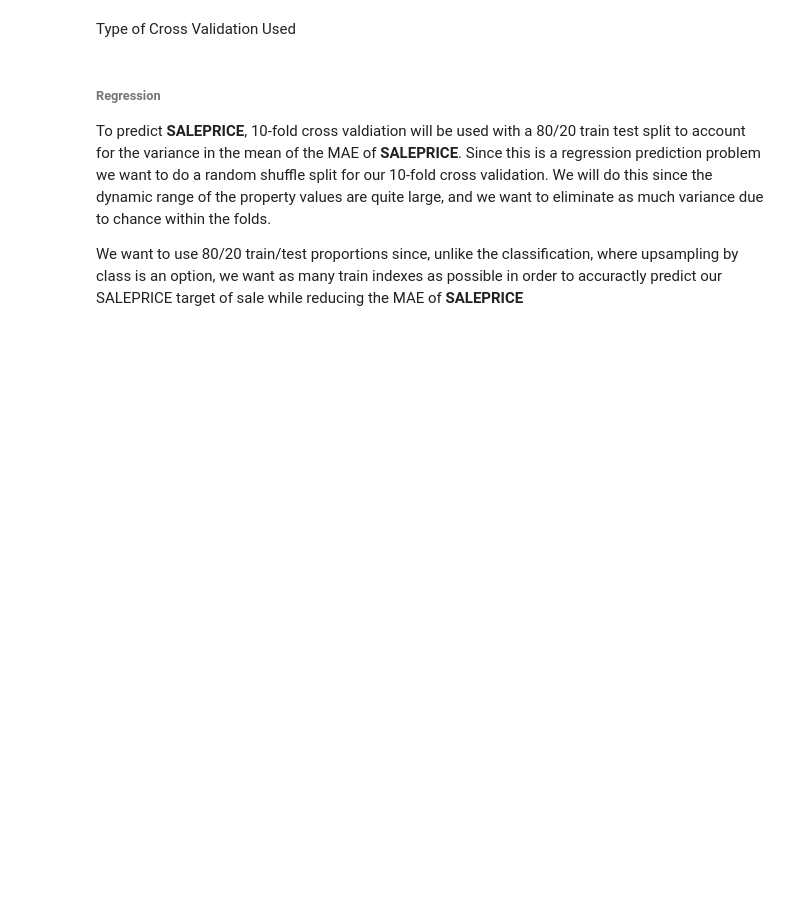
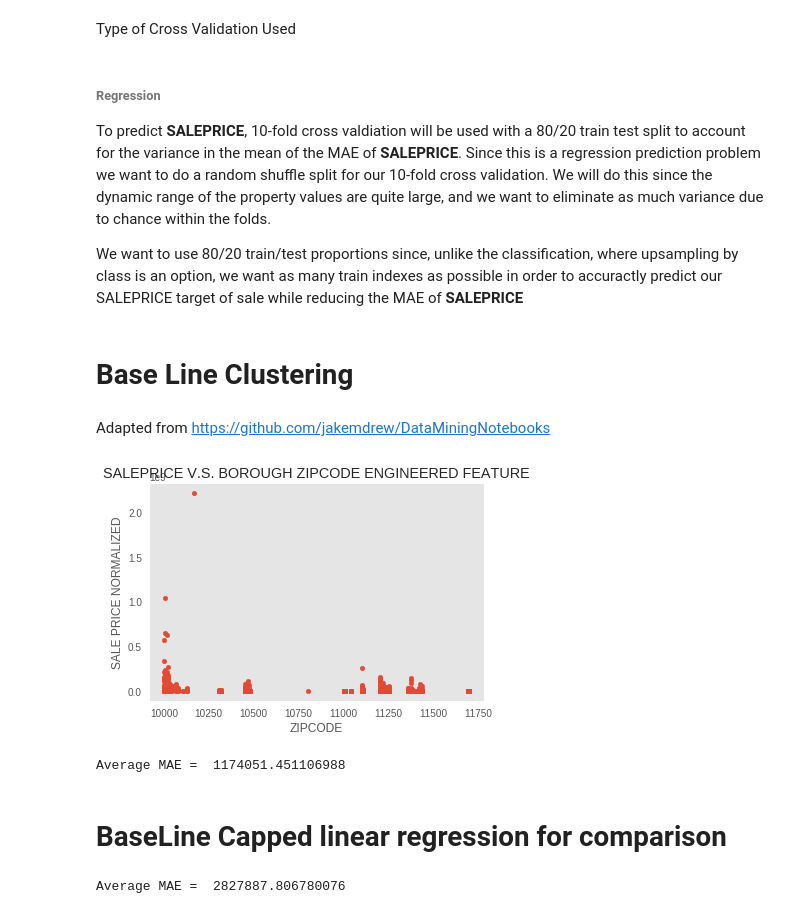
Before and after one commit to andrewmejia600/MSDS7331, a Jupyter notebook: Lab_3_Draft.ipynb, the cells around one changed output. Cells and saved outputs as stored; diff of their text form; code cells hidden in the pictures; blank space fills up the shorter version.

Commit message:
first cluster attempt

```diff
--- a/Lab_3_Draft.ipynb
+++ b/Lab_3_Draft.ipynb
@@ -221,7 +221,8 @@ For the later part of the experiment.
 # %% [markdown]
 # Reading in and previewing the data
 # %%
-raw_data_url = 'https://raw.githubusercontent.com/andrewmejia600/MSDS7331/master/RAW_DATA/nyc-rolling-sales.csv'
+#raw_data_url = 'https://raw.githubusercontent.com/andrewmejia600/MSDS7331/master/RAW_DATA/nyc-rolling-sales.csv'
+raw_data_url = '/media/andrew/29426984-e707-487c-8f66-ca5e368b23d12/Documents/School/HomeWork/ML_1/TEAM_GH/MSDS7331/RAW_DATA/nyc-rolling-sales.csv'
 # %%
 raw_data = pd.read_csv(raw_data_url, encoding="utf-8", converters = {'LAND SQUARE FEET': str.strip, 'GROSS SQUARE FEET' : str.strip, 'SALE PRICE': str.strip  } )
 raw_data.head(n=5)
@@ -764,7 +765,7 @@ cat_feat_imputed
 # %% [markdown]
 We have encoded our features using the create_dummy_encod helper function.
 # %%
-feat_of_int = [ 'NEIGHBORHOOD', 'BUILDINGCLASSCATEGORY', 'ZIPCODE', 'DECADEBUILT','TAXCLASSATPRESENT', 'BUILDINGCLASSATPRESENT', 'TIMEOFMONTH','BUILDCLASSGENER', 'BOROUGH', 'BorZip']
+feat_of_int = [ 'NEIGHBORHOOD', 'BUILDINGCLASSCATEGORY', 'ZIPCODE', 'DECADEBUILT','TAXCLASSATPRESENT', 'BUILDINGCLASSATPRESENT', 'TIMEOFMONTH','BUILDCLASSGENER', 'BOROUGH']
 housing_ml_df_regr = housing_data[['NEIGHBORHOOD','BUILDINGCLASSCATEGORY','ZIPCODE', 'DECADEBUILT', 'TAXCLASSATPRESENT',
                               'BUILDINGCLASSATPRESENT', 'TIMEOFMONTH','BUILDCLASSGENER',
                               'RESIDENTIALUNITS', 'COMMERCIALUNITS', 'TOTALUNITS',
@@ -854,3 +855,63 @@ To predict **SALEPRICE**, 10-fold cross valdiation will be used with a 80/20 tra
 We want to use 80/20 train/test proportions since, unlike the classification, where upsampling by class is an option, we want as many train indexes as possible in order to accuractly predict our SALEPRICE target of sale while reducing the MAE of **SALEPRICE**
 # %%
 cv = ShuffleSplit(n_splits=10, test_size=0.20, random_state=959)
+# %% [markdown]
+# Base Line Clustering
+# %% [markdown]
+Adapted from https://github.com/jakemdrew/DataMiningNotebooks
+# %%
+plt.style.use("ggplot")
+
+%matplotlib inline
+X1 = ml_df_enc_regr[['SALEPRICE', 'BorZip']].values
+
+plt.scatter(X1[:, 1], X1[:, 0]+np.random.random(X1[:, 0].shape)/2,
+             s=20)
+plt.xlabel('ZIPCODE'), plt.ylabel('SALE PRICE NORMALIZED')
+plt.grid()
+plt.title('SALEPRICE V.S. BOROUGH ZIPCODE ENGINEERED FEATURE')
+plt.show()
+# %% [output]
+[figure, added]
+# %%
+from sklearn.cluster import KMeans
+
+
+X1 = ml_df_enc_regr[['GROSSSQUAREFEET', 'BorZip']]
+
+cls = KMeans(n_clusters=12, init='k-means++',random_state=1)
+cls.fit(X1)
+newfeature = cls.labels_ # the labels from kmeans clustering
+
+y = ml_df_enc_regr['SALEPRICE']
+X = ml_df_enc_regr[['GROSSSQUAREFEET', 'BorZip']]
+X = np.column_stack((X,pd.get_dummies(newfeature)))
+
+
+regr = CappedLinearRegression(copy_X=True, fit_intercept=True, n_jobs=None,
+                       normalize=False)
+
+
+
+cv = ShuffleSplit(n_splits=10, test_size=0.20, random_state=959)
+
+MAE = cross_val_score(regr,X,y=y,cv=cv, scoring = 'neg_mean_absolute_error')
+
+print ("Average MAE = ", abs(MAE.mean()))
+# %% [output]
+Average MAE =  1174051.451106988
+# %% [markdown]
+# BaseLine Capped linear regression for comparison
+# %%
+regr = CappedLinearRegression(copy_X=True, fit_intercept=True, n_jobs=None,
+                       normalize=False)
+
+
+
+cv = ShuffleSplit(n_splits=10, test_size=0.20, random_state=959)
+
+MAE = cross_val_score(regr,X_regr_scl, y_regr,cv=cv, scoring = 'neg_mean_absolute_error')
+
+print ("Average MAE = ", abs(MAE.mean()))
+# %% [output]
+Average MAE =  2827887.806780076
```
Also changed, not shown: parts of 5 cells of this notebook.
